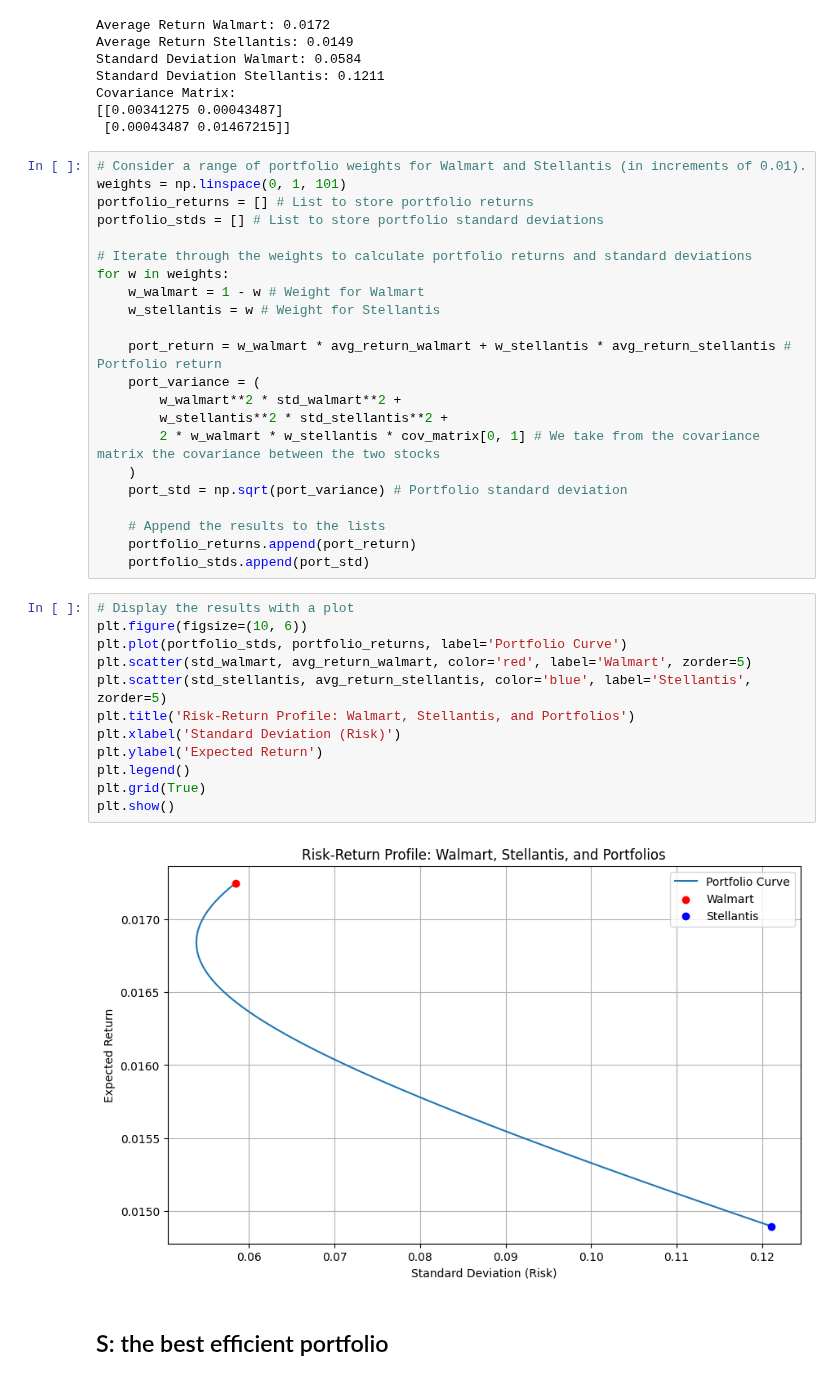
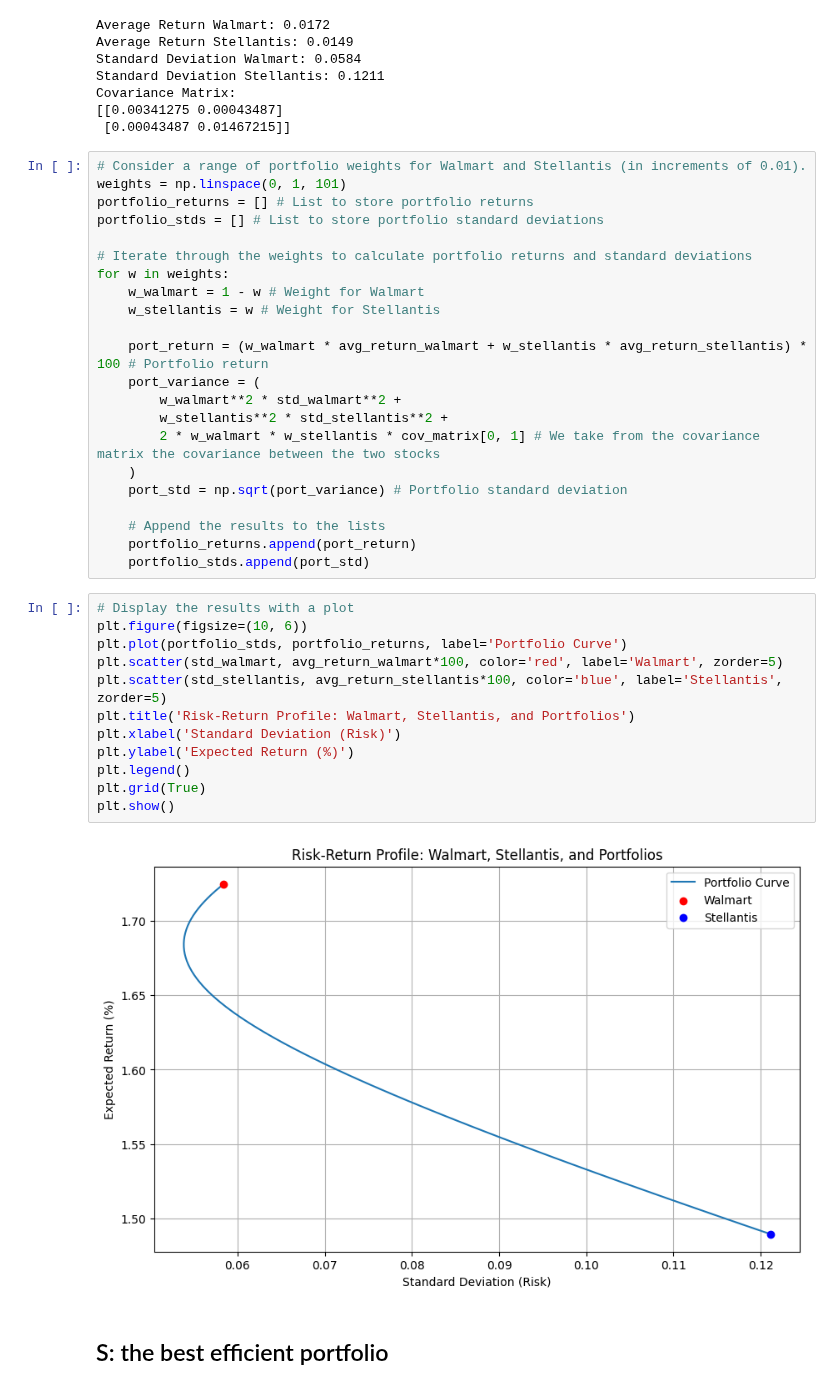
Before and after one commit to simonefilosofi/STLA-and-WMT-financial-analysis, a Jupyter notebook: 1_Beta_Calculation.ipynb, the cells around one changed output. Drawn from its saved outputs; the diff is of its cells as text.

Commit message:
Yearly Return

```diff
--- a/1_Beta_Calculation.ipynb
+++ b/1_Beta_Calculation.ipynb
@@ -178,7 +178,7 @@ for w in weights:
     w_walmart = 1 - w # Weight for Walmart
     w_stellantis = w # Weight for Stellantis
 
-    port_return = w_walmart * avg_return_walmart + w_stellantis * avg_return_stellantis # Portfolio return
+    port_return = (w_walmart * avg_return_walmart + w_stellantis * avg_return_stellantis) * 100 # Portfolio return
     port_variance = (
         w_walmart**2 * std_walmart**2 +
         w_stellantis**2 * std_stellantis**2 +
@@ -192,17 +192,17 @@ for w in weights:
 # %%
 # Display the results with a plot
 plt.figure(figsize=(10, 6))
 plt.plot(portfolio_stds, portfolio_returns, label='Portfolio Curve')
-plt.scatter(std_walmart, avg_return_walmart, color='red', label='Walmart', zorder=5)
-plt.scatter(std_stellantis, avg_return_stellantis, color='blue', label='Stellantis', zorder=5)
+plt.scatter(std_walmart, avg_return_walmart*100, color='red', label='Walmart', zorder=5)
+plt.scatter(std_stellantis, avg_return_stellantis*100, color='blue', label='Stellantis', zorder=5)
 plt.title('Risk-Return Profile: Walmart, Stellantis, and Portfolios')
 plt.xlabel('Standard Deviation (Risk)')
-plt.ylabel('Expected Return')
+plt.ylabel('Expected Return (%)')
 plt.legend()
 plt.grid(True)
 plt.show()
 # %% [output]
-[figure, old version]
+[figure, new version]
 # %% [markdown]
 ## S: the best efficient portfolio
 # %%
```
Also changed, not shown: parts of 4 cells of this notebook, 1 other file.
